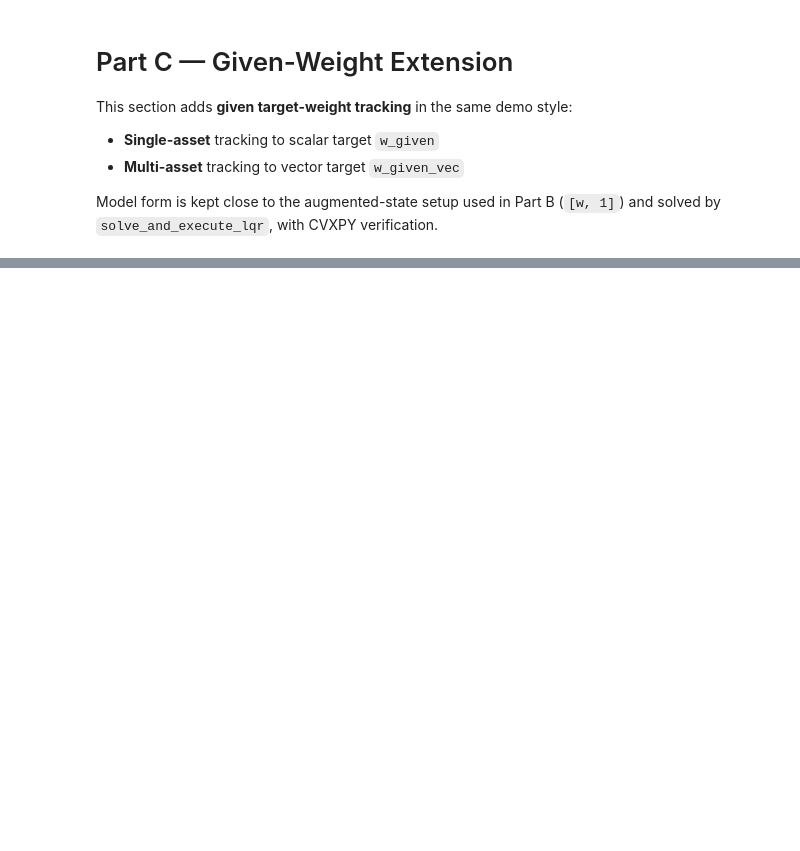
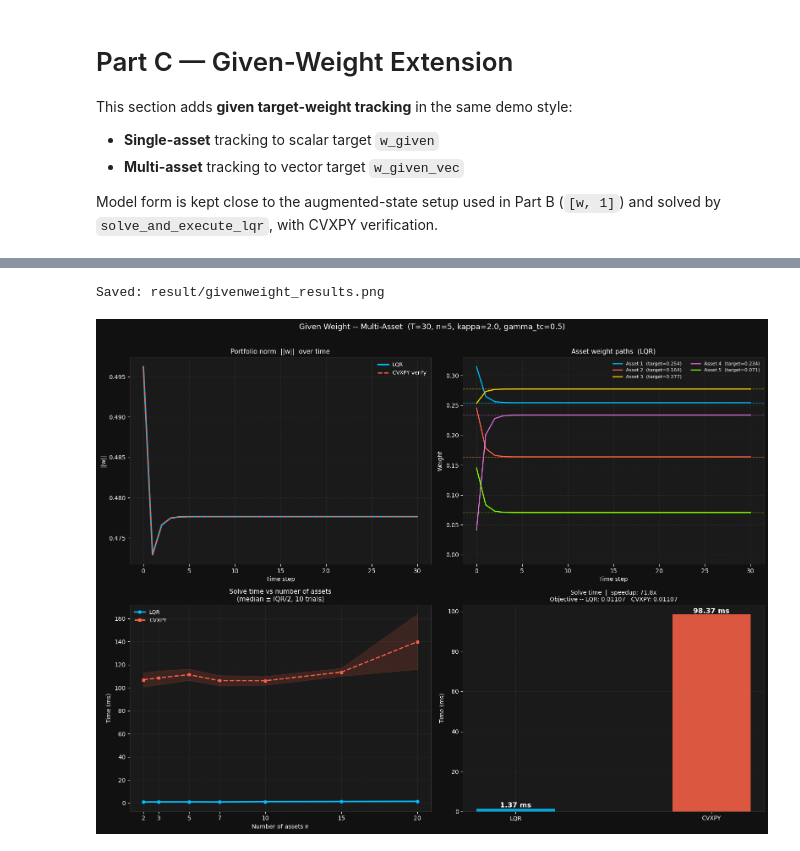
Before and after one commit to yunhanjin001/dp-accelerated-portfolio-opt, a Jupyter notebook: notebooks/demo.ipynb, the cells around one changed output, grey strips where cells are left out. Cells and saved outputs as stored; diff of their text form; code cells hidden in the pictures; blank space fills up the shorter version.

```diff
--- a/notebooks/demo.ipynb
+++ b/notebooks/demo.ipynb
@@ -769,23 +776,29 @@ scaling_gwm = {
 # %%
 
 # Re-time the headline solve+CVXPY for the headline timing panel
 t0 = time.perf_counter()
 _ = solve_and_execute_lqr(T_gwm, A_gwm, B_gwm, Q_gwm, R_gwm, M_gwm, s0_gwm, P_terminal=P_T_gwm)
 time_lqr_gwm = (time.perf_counter() - t0) * 1000
 
 t0 = time.perf_counter()
 cp.Problem(cp.Minimize(cost_m), cons_m).solve(solver=cp.OSQP, verbose=False)
 time_cvx_gwm = (time.perf_counter() - t0) * 1000
 
 speedup_gwm = time_cvx_gwm / max(time_lqr_gwm, 1e-12)
 
-plot_given_weight_multi_results(
-    T=T_gwm, n_assets=n_assets_gwm,
-    W_lqr=W_path_gwm, W_cvx=W_cvx_gwm, w_given=w_given_gwm,
+plot_multi_asset_results(
+    W_lqr=W_path_gwm, W_cvx=W_cvx_gwm,
+    w_given=w_given_gwm,
     time_lqr=time_lqr_gwm, time_cvx=time_cvx_gwm, speedup=speedup_gwm,
     obj_lqr=obj_dp_gwm, obj_cvx=obj_cvx_gwm,
-    kappa=kappa_gwm, gamma_tc=gamma_tc_gwm,
     scaling=scaling_gwm,
+    suptitle=(
+        f'Given Weight -- Multi-Asset  '
+        f'(T={T_gwm}, n={n_assets_gwm}, kappa={kappa_gwm}, gamma_tc={gamma_tc_gwm})'
+    ),
     save_path='result/givenweight_results.png',
 )
 plt.show()
+# %% [output]
+Saved: result/givenweight_results.png
+[figure, added]
```
Also changed, not shown: parts of 18 cells of this notebook, 4 other files.
